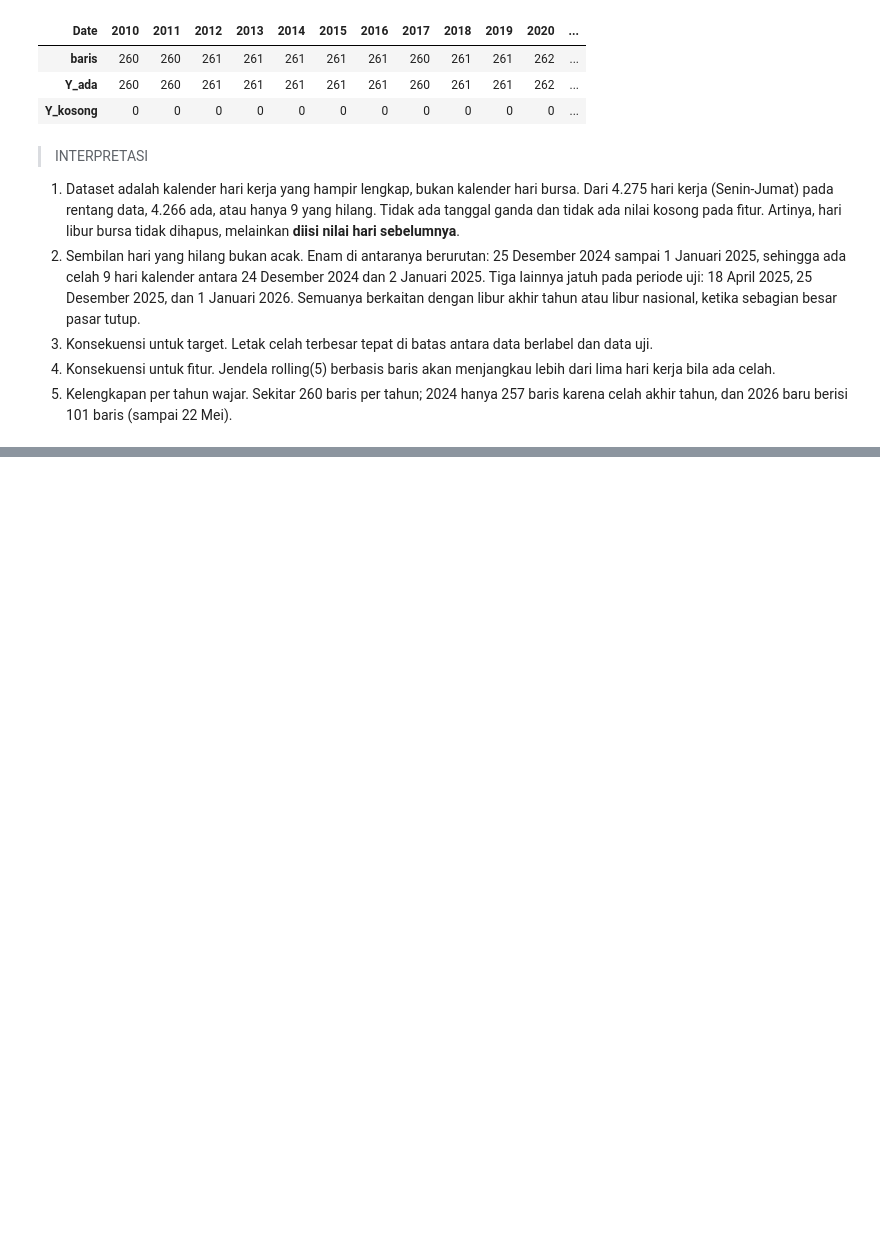
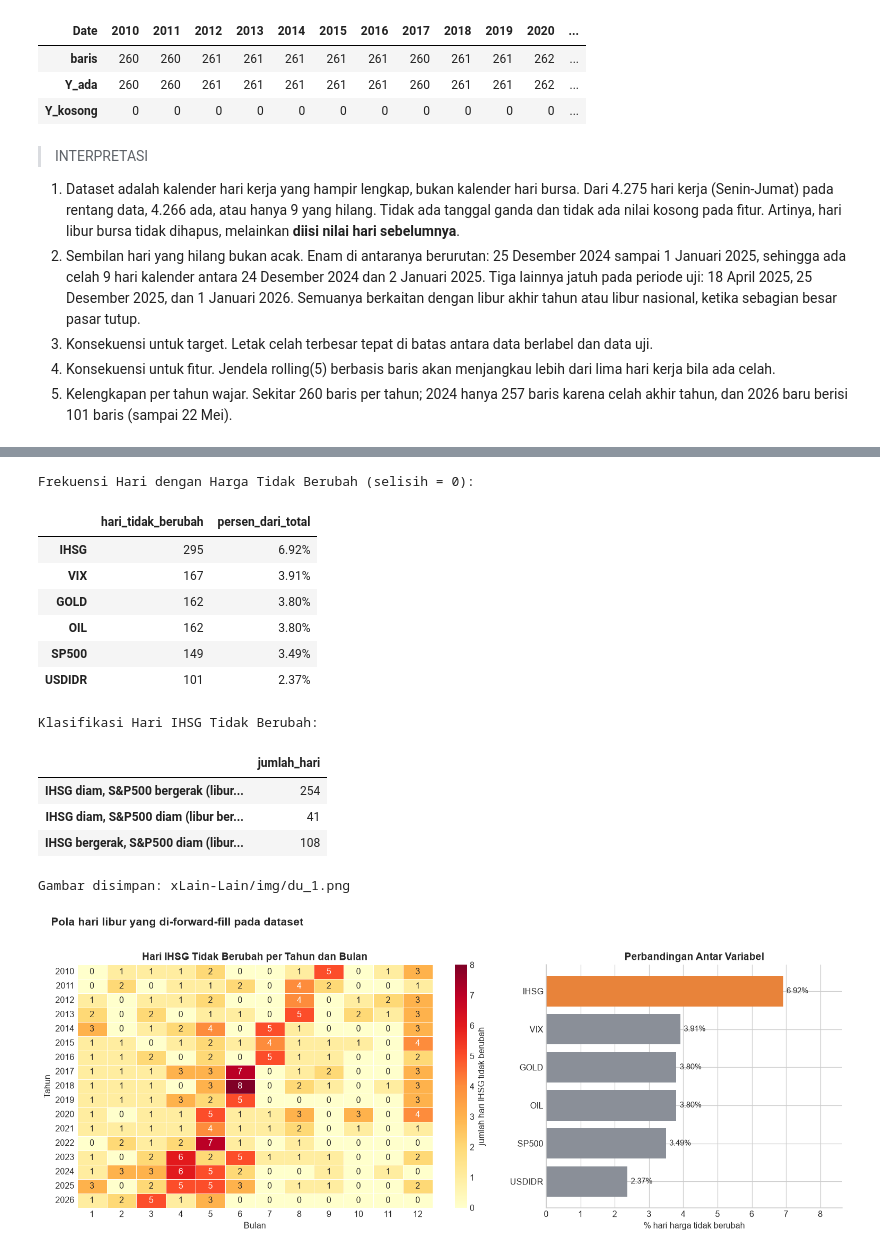
Before and after one commit to g3raldatsc/inception2026, a Jupyter notebook: Notebook/2_data_understanding.ipynb, the cells around one changed output, grey strips where cells are left out. Drawn from its saved outputs; the diff is of its cells as text; code cells hidden in the pictures; blank space fills up the shorter version.

```diff
--- a/Notebook/2_data_understanding.ipynb
+++ b/Notebook/2_data_understanding.ipynb
@@ -234,0 +241,52 @@ Jumlah Baris per Tahun dan Ketersediaan Y:
+# %%
+unchanged = df[PRICE_COLS].diff().eq(0) # True bila harga sama dengan hari sebelumnya
+stale_tbl = pd.DataFrame({
+    "hari_tidak_berubah": unchanged.sum(),
+    "persen_dari_total": unchanged.mean() * 100,
+}).sort_values("persen_dari_total", ascending=False)
+print("Frekuensi Hari dengan Harga Tidak Berubah (selisih = 0):")
+display(stale_tbl.style.format({"persen_dari_total": "{:.2f}%"}))
+
+# Klasifikasi: IHSG tidak berubah, dibandingkan dengan S&P 500
+
+ih, sp = unchanged["IHSG"], unchanged["SP500"]
+klas = pd.Series({
+    "IHSG diam, S&P500 bergerak (libur domestik)": int((ih & ~sp).sum()),
+    "IHSG diam, S&P500 diam (libur bersama / data tidak diperbarui)": int((ih & sp).sum()),
+    "IHSG bergerak, S&P500 diam (libur AS)": int((~ih & sp).sum()),
+}, name="jumlah_hari")
+print("\nKlasifikasi Hari IHSG Tidak Berubah:")
+display(klas.to_frame())
+
+# heatmap tahun x bulan
+
+heat = pd.crosstab(df.index.year[ih.values], df.index.month[ih.values]).reindex(columns=range(1, 13), fill_value=0)
+fig, axes = plt.subplots(1, 2, figsize=(14, 5.4), gridspec_kw={"width_ratios": [1.5, 1]})
+sns.heatmap(heat, annot=True, fmt="d", cmap="YlOrRd", cbar_kws={"label": "jumlah hari IHSG tidak berubah"}, linewidths=0.4, ax=axes[0])
+axes[0].set_xlabel("Bulan"); axes[0].set_ylabel("Tahun")
+axes[0].set_title("Hari IHSG Tidak Berubah per Tahun dan Bulan")
+axes[0].grid(False)
+order = stale_tbl["persen_dari_total"].sort_values()
+axes[1].barh(order.index, order.values, color=[ORANGE if i == "IHSG" else GREY for i in order.index])
+for i, v in enumerate(order.values):
+    axes[1].text(v + 0.1, i, f"{v:.2f}%", va="center", fontsize=9.5)
+axes[1].set_xlabel("% hari harga tidak berubah"); axes[1].set_title("Perbandingan Antar Variabel")
+axes[1].set_xlim(0, order.max() * 1.25)
+fig.suptitle("Pola hari libur yang di-forward-fill pada dataset", x=0.02, ha="left", fontweight="bold", fontsize=13.5, y=1.02)
+plt.tight_layout(); save_fig(fig, "du_1.png"); plt.show()
+# %% [output]
+Frekuensi Hari dengan Harga Tidak Berubah (selisih = 0):
+|  | hari_tidak_berubah | persen_dari_total |
+| IHSG | 295 | 6.92% |
+| VIX | 167 | 3.91% |
+| GOLD | 162 | 3.80% |
+| OIL | 162 | 3.80% |
+| SP500 | 149 | 3.49% |
+| USDIDR | 101 | 2.37% |
+Klasifikasi Hari IHSG Tidak Berubah:
+|  | jumlah_hari |
+| IHSG diam, S&P500 bergerak (libur... | 254 |
+| IHSG diam, S&P500 diam (libur ber... | 41 |
+| IHSG bergerak, S&P500 diam (libur... | 108 |
+Gambar disimpan: xLain-Lain/img/du_1.png
+[figure, added]
```
Also changed, not shown: parts of 1 cell of this notebook, 1 other file.
